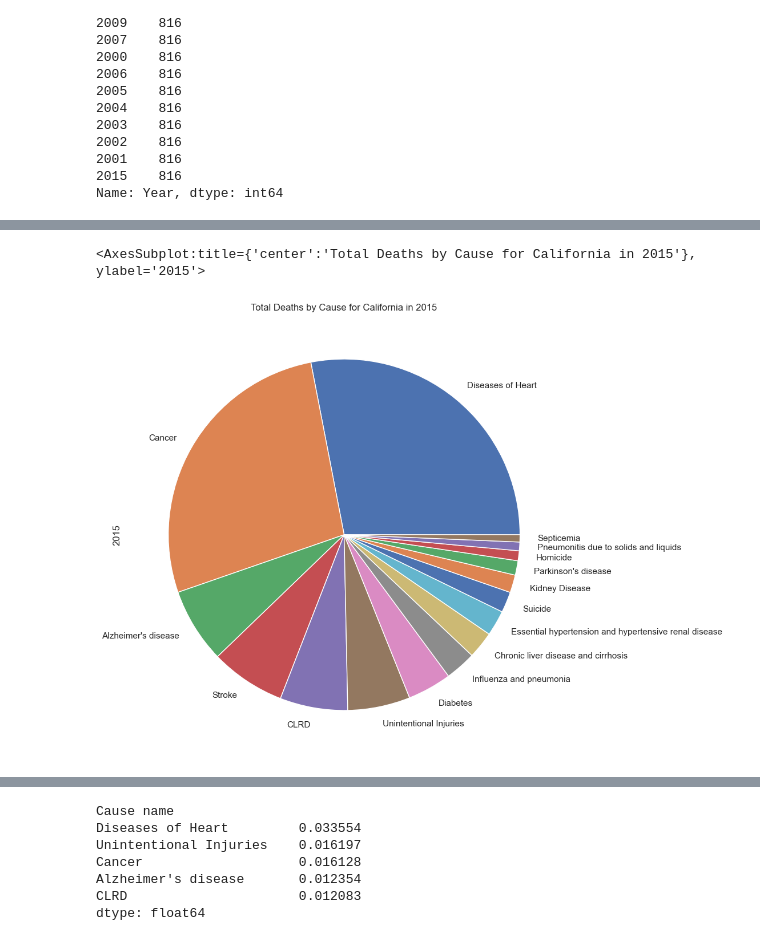
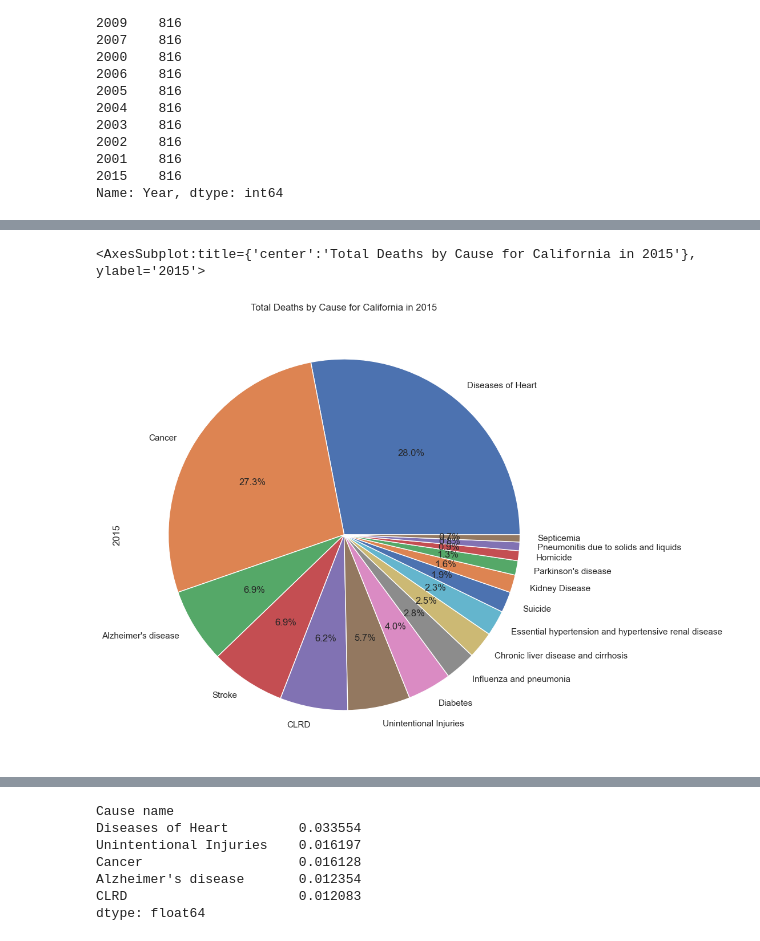
Before and after one commit to mattlehrer/research_methods_assignment_6, a Jupyter notebook: Assignment6_Group_C.ipynb, the cells around one changed output, grey strips where cells are left out. Cells and saved outputs as stored; diff of their text form; code cells hidden in the pictures.

```diff
--- a/Assignment6_Group_C.ipynb
+++ b/Assignment6_Group_C.ipynb
@@ -331,7 +477,7 @@ ca.plot(kind='bar', stacked=True, figsize=(25, 12), title='Total Deaths by Cause
 # %%
 # create a pie chart of causes of death for California in 2015
-ca.loc[2015].plot(kind='pie', figsize=(10, 10), title='Total Deaths by Cause for California in 2015')
+ca.loc[2015].plot(kind='pie', autopct='%1.1f%%', figsize=(10, 10), title='Total Deaths by Cause for California in 2015')
 # %% [output]
 <AxesSubplot:title={'center':'Total Deaths by Cause for California in 2015'}, ylabel='2015'>
-[figure, old version]
+[figure, new version]
 # %%
```
Also changed, not shown: parts of 34 cells of this notebook.
